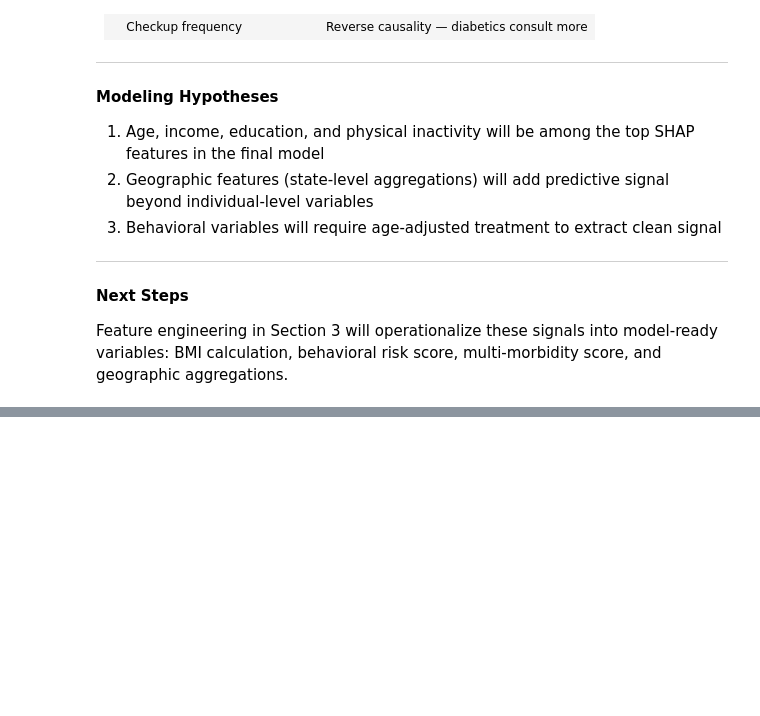
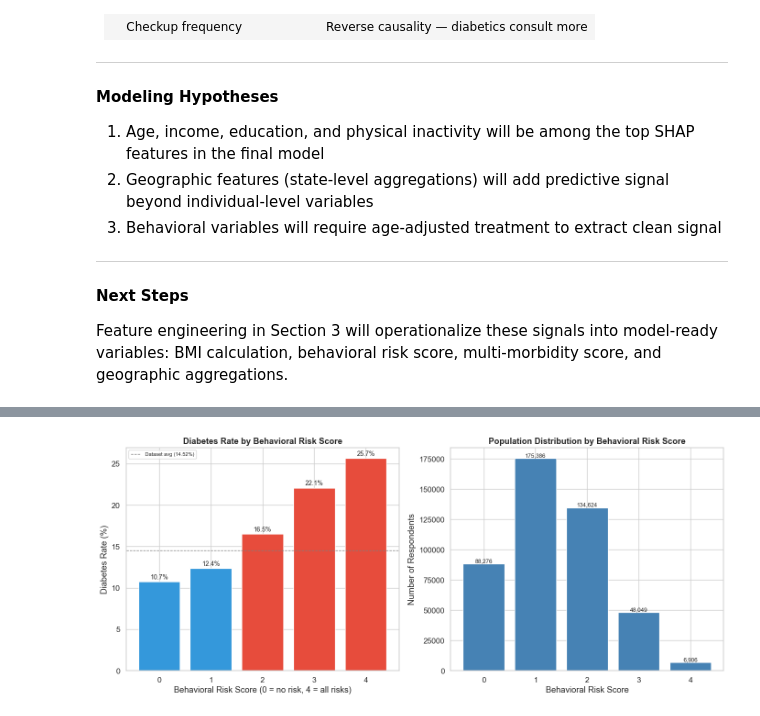
Before and after one commit to ArvindB75/silent-risk-chronic-disease, a Jupyter notebook: notebooks/silent_risk_brfss_2024.ipynb, the cells around one changed output, grey strips where cells are left out. Cells and saved outputs as stored; diff of their text form; code cells hidden in the pictures; blank space fills up the shorter version.

```diff
--- a/notebooks/silent_risk_brfss_2024.ipynb
+++ b/notebooks/silent_risk_brfss_2024.ipynb
@@ -1094,0 +1391,34 @@ Feature engineering in Section 3 will operationalize these signals into model-re
+# %%
+# --- Behavioral Risk Score visualization ---
+
+fig, axes = plt.subplots(1, 2, figsize=(14, 6))
+
+# Plot 1 — Diabetes rate by score
+colors = ['#3498db' if v < 14.52 else '#e74c3c' for v in risk_rates.values]
+bars = axes[0].bar(risk_rates.index.astype(str), risk_rates.values,
+                   color=colors, edgecolor='white')
+axes[0].axhline(14.52, color='gray', linestyle='--', linewidth=1, label='Dataset avg (14.52%)')
+axes[0].set_title('Diabetes Rate by Behavioral Risk Score', fontweight='bold')
+axes[0].set_xlabel('Behavioral Risk Score (0 = no risk, 4 = all risks)')
+axes[0].set_ylabel('Diabetes Rate (%)')
+axes[0].legend(fontsize=8)
+for bar, val in zip(bars, risk_rates.values):
+    axes[0].text(bar.get_x() + bar.get_width()/2, val + 0.3,
+                 f'{val:.1f}%', ha='center', fontsize=10)
+
+# Plot 2 — Population distribution by score
+score_counts = df_clean['BEHAVIORAL_RISK_SCORE'].value_counts().sort_index()
+axes[1].bar(score_counts.index.astype(str), score_counts.values,
+            color='steelblue', edgecolor='white')
+axes[1].set_title('Population Distribution by Behavioral Risk Score', fontweight='bold')
+axes[1].set_xlabel('Behavioral Risk Score')
+axes[1].set_ylabel('Number of Respondents')
+for i, val in enumerate(score_counts.values):
+    axes[1].text(i, val + 1000, f'{val:,}', ha='center', fontsize=9)
+
+plt.tight_layout()
+plt.savefig('/Users/arvind.b/Documents/silent-risk-chronic-disease/reports/figures/behavioral_risk_score.png',
+            dpi=150, facecolor='white')
+plt.show()
+# %% [output]
+[figure, added]
```
Also changed, not shown: parts of 20 cells of this notebook.
